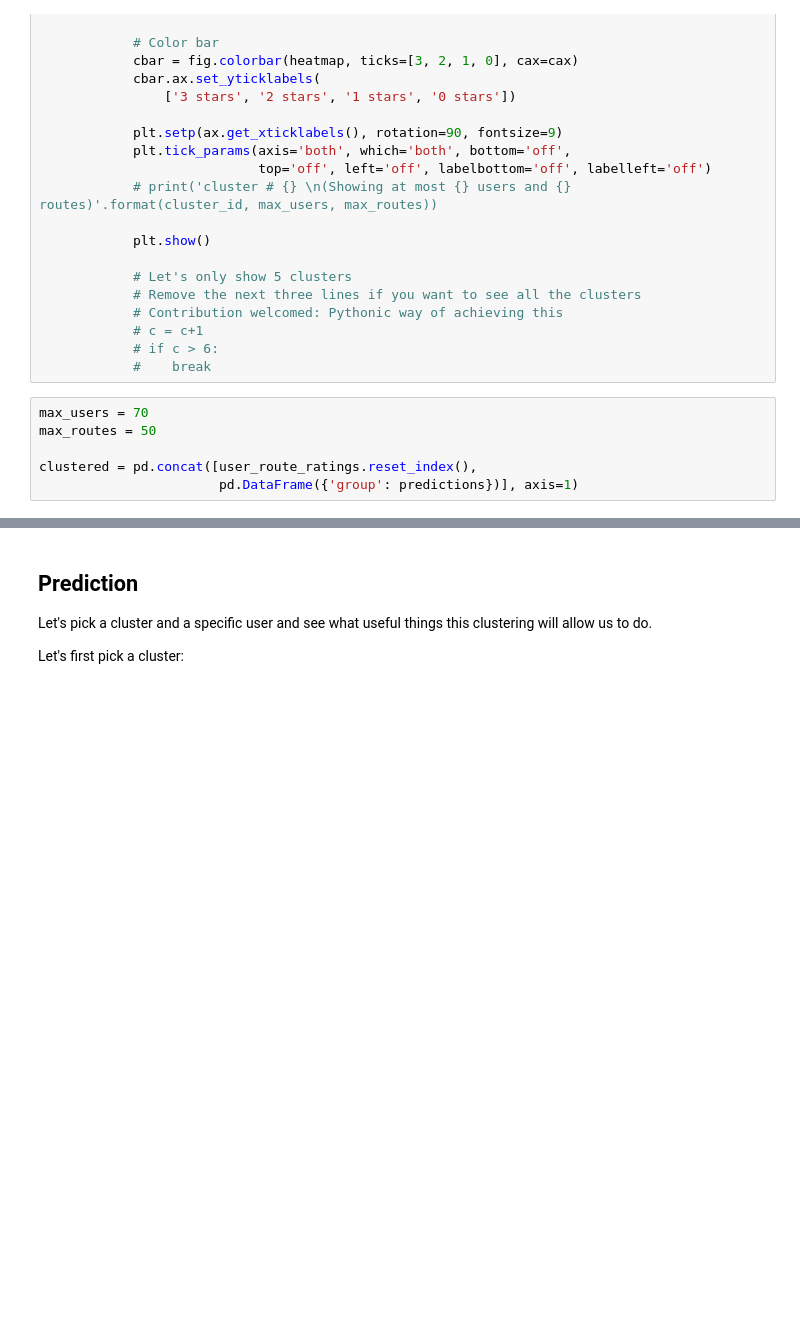
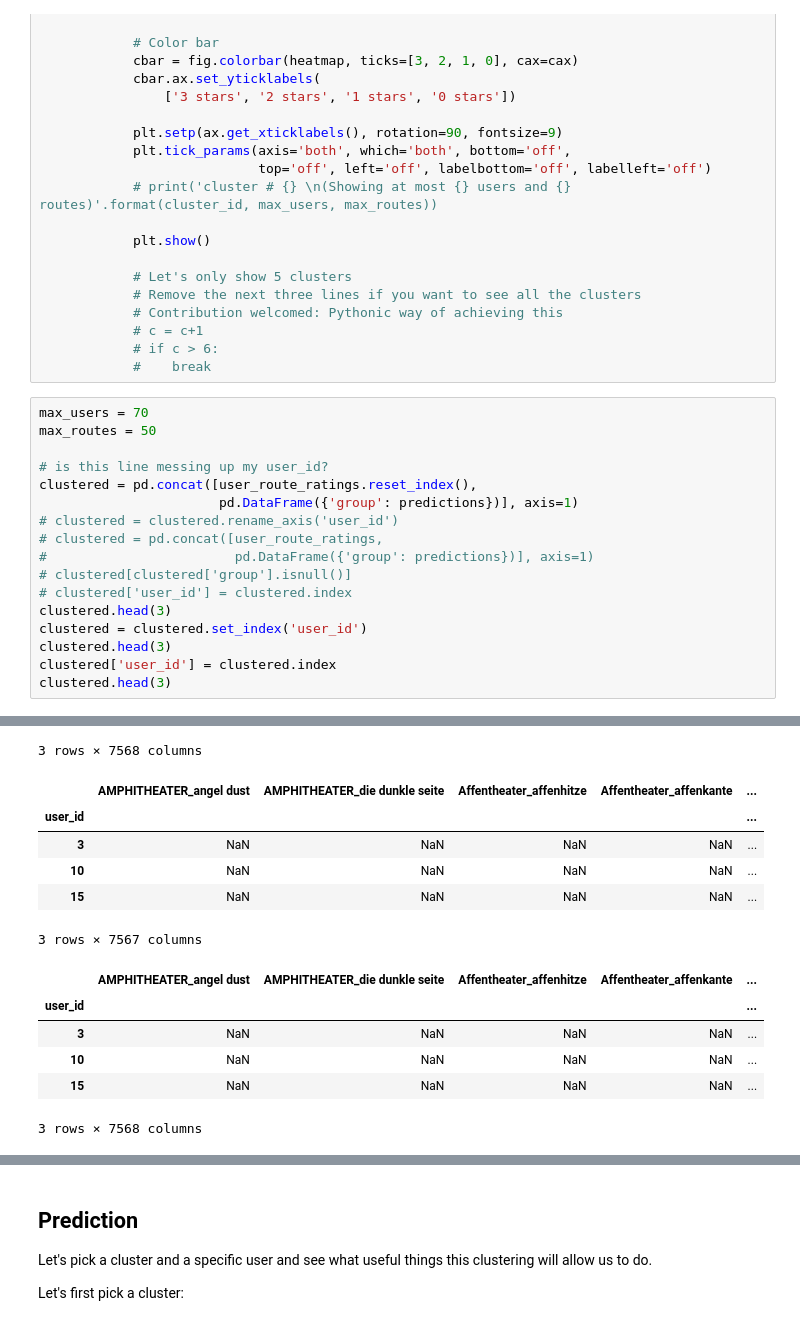
Before and after one commit to killakalle/8anu_Exploration, a Jupyter notebook: 8anu_Exploration.ipynb, the cells around one changed output, grey strips where cells are left out. Saved outputs shown, nothing was run; the diff lists cells and outputs as text; blank space fills up the shorter version.

```diff
--- a/8anu_Exploration.ipynb
+++ b/8anu_Exploration.ipynb
@@ -766,9 +813,21 @@ def draw_route_clusters(clustered, max_users, max_routes):
             # c = c+1
             # if c > 6:
             #    break
-# %%
-max_users = 70
-max_routes = 50
-
-clustered = pd.concat([user_route_ratings.reset_index(),
-                       pd.DataFrame({'group': predictions})], axis=1)
+# %%
+max_users = 70
+max_routes = 50
+
+# is this line messing up my user_id?
+clustered = pd.concat([user_route_ratings.reset_index(),
+                       pd.DataFrame({'group': predictions})], axis=1)
+# clustered = clustered.rename_axis('user_id')
+# clustered = pd.concat([user_route_ratings,
+#                        pd.DataFrame({'group': predictions})], axis=1)
+# clustered[clustered['group'].isnull()]
+# clustered['user_id'] = clustered.index
+clustered.head(3)
+clustered = clustered.set_index('user_id')
+clustered.head(3)
+clustered['user_id'] = clustered.index
+clustered.head(3)
+# %% [output]
@@ -774,0 +838,13 @@ clustered = pd.concat([user_route_ratings.reset_index(),
+3 rows × 7568 columns
+|  | AMPHITHEATER_angel dust | AMPHITHEATER_die dunkle seite | Affentheater_affenhitze | Affentheater_affenkante | ... |
+| user_id |  |  |  |  | ... |
+| 3 | NaN | NaN | NaN | NaN | ... |
+| 10 | NaN | NaN | NaN | NaN | ... |
+| 15 | NaN | NaN | NaN | NaN | ... |
+3 rows × 7567 columns
+|  | AMPHITHEATER_angel dust | AMPHITHEATER_die dunkle seite | Affentheater_affenhitze | Affentheater_affenkante | ... |
+| user_id |  |  |  |  | ... |
+| 3 | NaN | NaN | NaN | NaN | ... |
+| 10 | NaN | NaN | NaN | NaN | ... |
+| 15 | NaN | NaN | NaN | NaN | ... |
+3 rows × 7568 columns
```
Also changed, not shown: parts of 47 cells of this notebook.
